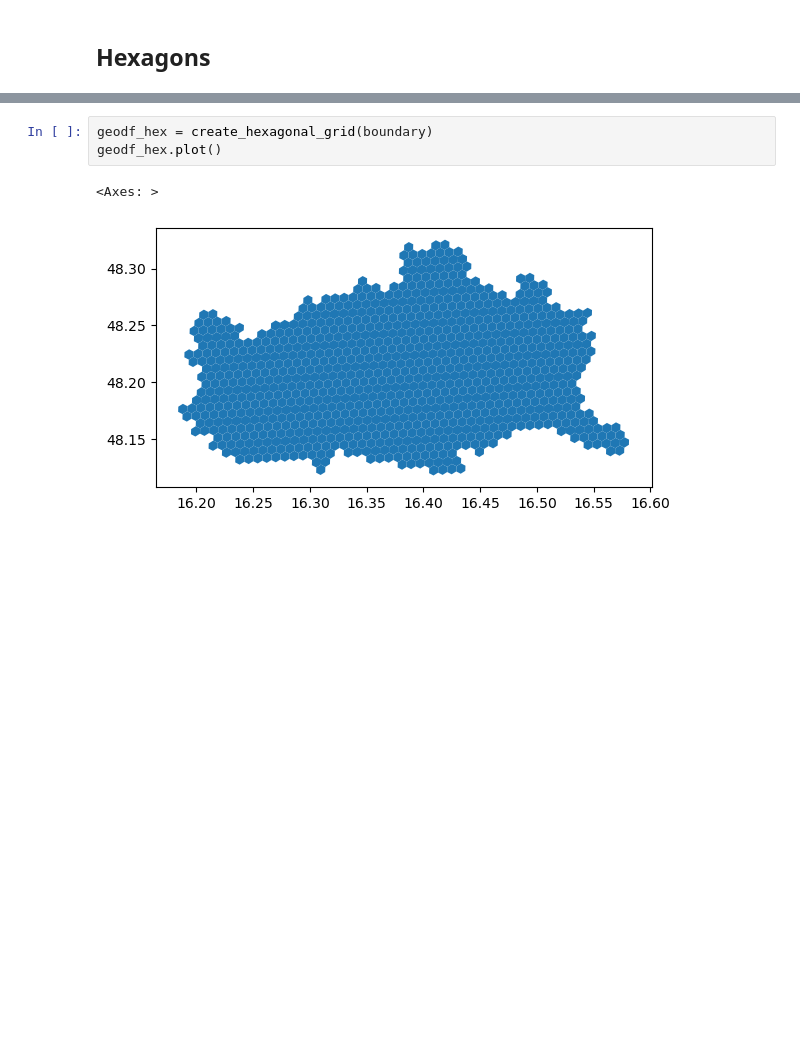
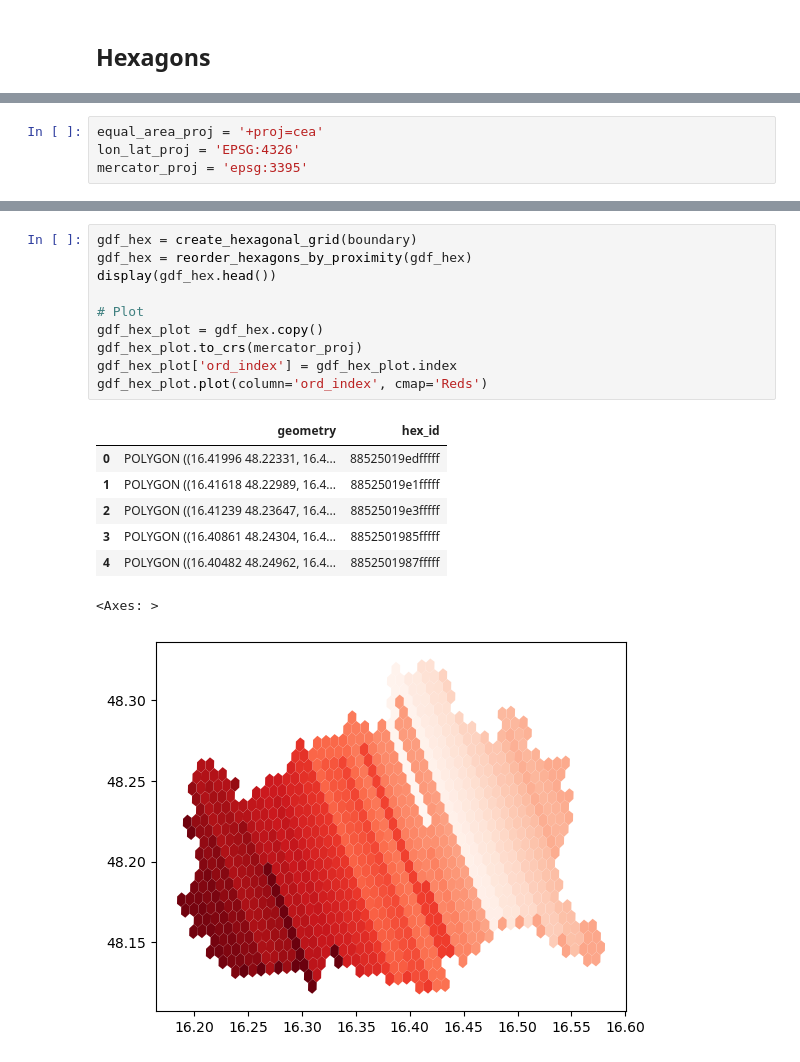
Before and after one commit to pierobirelloPB/15_min, a Jupyter notebook: notebooks/OSM_data.ipynb, the cells around one changed output, grey strips where cells are left out. Cells and saved outputs as stored; diff of their text form; blank space fills up the shorter version.

```diff
--- a/notebooks/OSM_data.ipynb
+++ b/notebooks/OSM_data.ipynb
@@ -69 +84,5 @@ import geopandas as gpd
+# %%
+equal_area_proj = '+proj=cea'
+lon_lat_proj = 'EPSG:4326'
+mercator_proj = 'epsg:3395'
 # %%
@@ -103,6 +178,19 @@ def create_hexagonal_grid(boundary, resolution=8):
-# %%
-geodf_hex = create_hexagonal_grid(boundary)
-geodf_hex.plot()
-# %% [output]
-<Axes: >
-[figure, removed]
+# %%
+gdf_hex = create_hexagonal_grid(boundary)
+gdf_hex = reorder_hexagons_by_proximity(gdf_hex)
+display(gdf_hex.head())
+
+# Plot
+gdf_hex_plot = gdf_hex.copy()
+gdf_hex_plot.to_crs(mercator_proj)
+gdf_hex_plot['ord_index'] = gdf_hex_plot.index
+gdf_hex_plot.plot(column='ord_index', cmap='Reds')
+# %% [output]
+|  | geometry | hex_id |
+| 0 | POLYGON ((16.41996 48.22331, 16.4... | 88525019edfffff |
+| 1 | POLYGON ((16.41618 48.22989, 16.4... | 88525019e1fffff |
+| 2 | POLYGON ((16.41239 48.23647, 16.4... | 88525019e3fffff |
+| 3 | POLYGON ((16.40861 48.24304, 16.4... | 8852501985fffff |
+| 4 | POLYGON ((16.40482 48.24962, 16.4... | 8852501987fffff |
+<Axes: >
+[figure, added]
```
Also changed, not shown: parts of 11 cells of this notebook, 1 other file.
